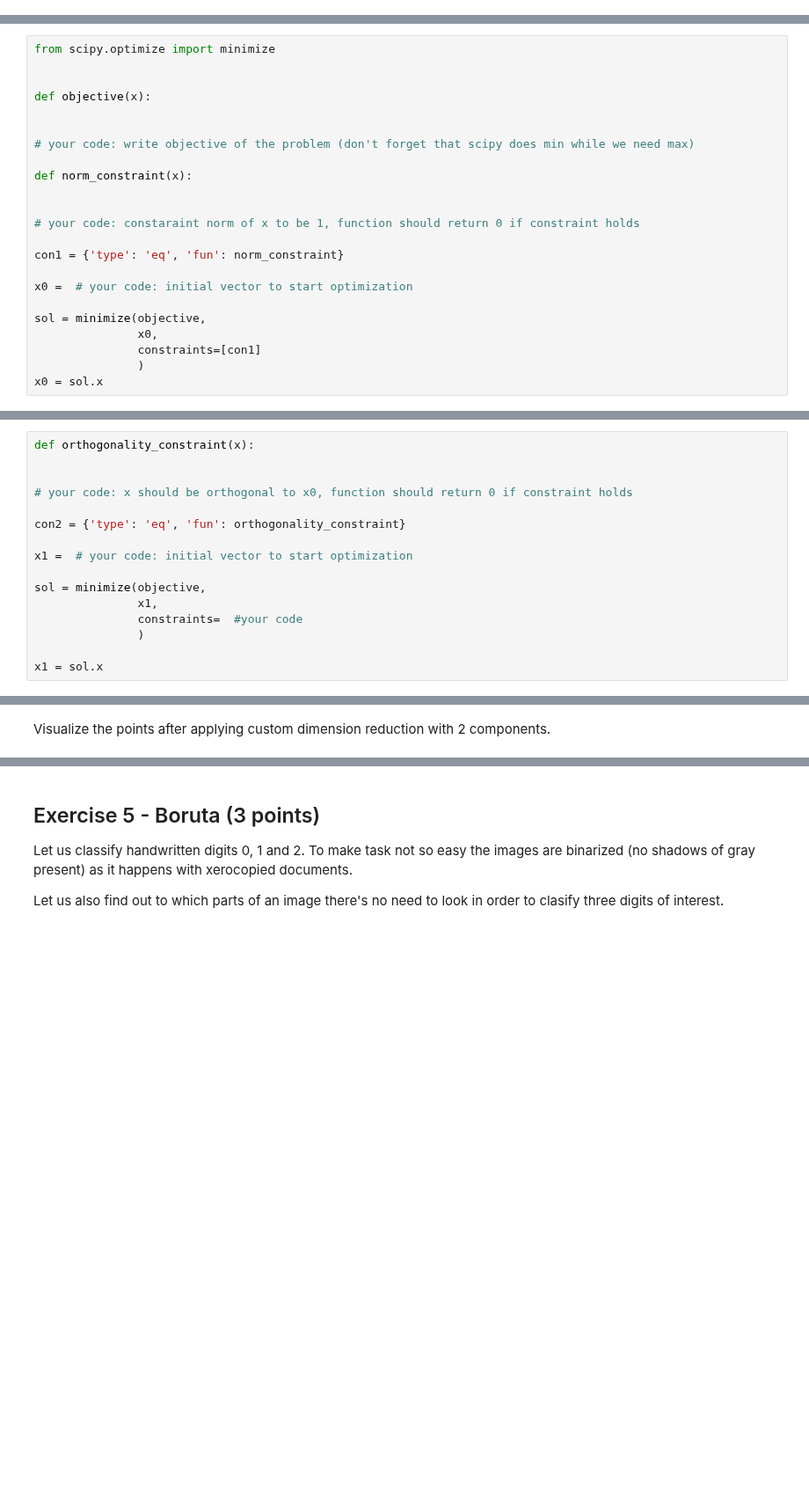
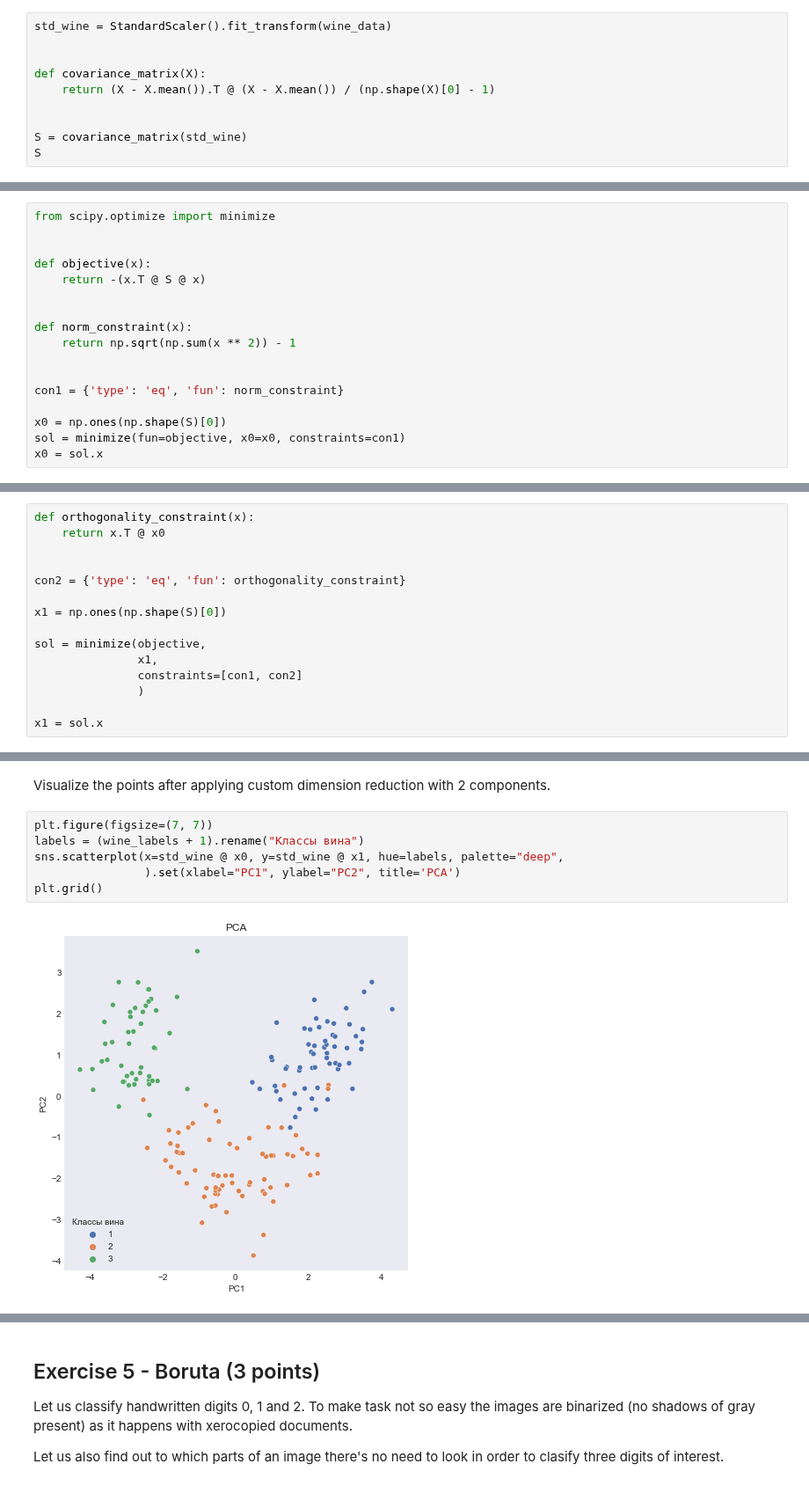
Before and after one commit to githubjeka/ml-intro, a Jupyter notebook: homework.ipynb, the cells around one changed output, grey strips where cells are left out. Shown at 88% size. Cells and saved outputs as stored; diff of their text form; blank space fills up the shorter version.

```diff
--- a/homework.ipynb
+++ b/homework.ipynb
@@ -349,0 +365,10 @@ SyntaxError: invalid syntax (3117687179.py, line 3)
+# %%
+std_wine = StandardScaler().fit_transform(wine_data)
+
+
+def covariance_matrix(X):
+    return (X - X.mean()).T @ (X - X.mean()) / (np.shape(X)[0] - 1)
+
+
+S = covariance_matrix(std_wine)
+S
@@ -356,39 +399,32 @@ from scipy.optimize import minimize
 
 
 def objective(x):
+    return -(x.T @ S @ x)
 
 
-# your code: write objective of the problem (don't forget that scipy does min while we need max)
+def norm_constraint(x):
+    return np.sqrt(np.sum(x ** 2)) - 1
 
-def norm_constraint(x):
-
-
-# your code: constaraint norm of x to be 1, function should return 0 if constraint holds
 
 con1 = {'type': 'eq', 'fun': norm_constraint}
 
-x0 =  # your code: initial vector to start optimization
-
-sol = minimize(objective,
-               x0,
-               constraints=[con1]
-               )
+x0 = np.ones(np.shape(S)[0])
+sol = minimize(fun=objective, x0=x0, constraints=con1)
 x0 = sol.x
 # %% [markdown]
 Hurray! We have first vector! Let's do another one.
 # %%
 def orthogonality_constraint(x):
+    return x.T @ x0
 
-
-# your code: x should be orthogonal to x0, function should return 0 if constraint holds
 
 con2 = {'type': 'eq', 'fun': orthogonality_constraint}
 
-x1 =  # your code: initial vector to start optimization
+x1 = np.ones(np.shape(S)[0])
 
 sol = minimize(objective,
                x1,
-               constraints=  #your code
+               constraints=[con1, con2]
                )
 
 x1 = sol.x
@@ -401,3 +437,11 @@ assert np.allclose(x1 @ S @ x1, 2.5110809296451233)
 ### Visualization (2 points)
 # %% [markdown]
 Visualize the points after applying custom dimension reduction with 2 components.
+# %%
+plt.figure(figsize=(7, 7))
+labels = (wine_labels + 1).rename("Классы вина")
+sns.scatterplot(x=std_wine @ x0, y=std_wine @ x1, hue=labels, palette="deep",
+                ).set(xlabel="PC1", ylabel="PC2", title='PCA')
+plt.grid()
+# %% [output]
+[figure, added]
```
Also changed, not shown: parts of 17 cells of this notebook.
